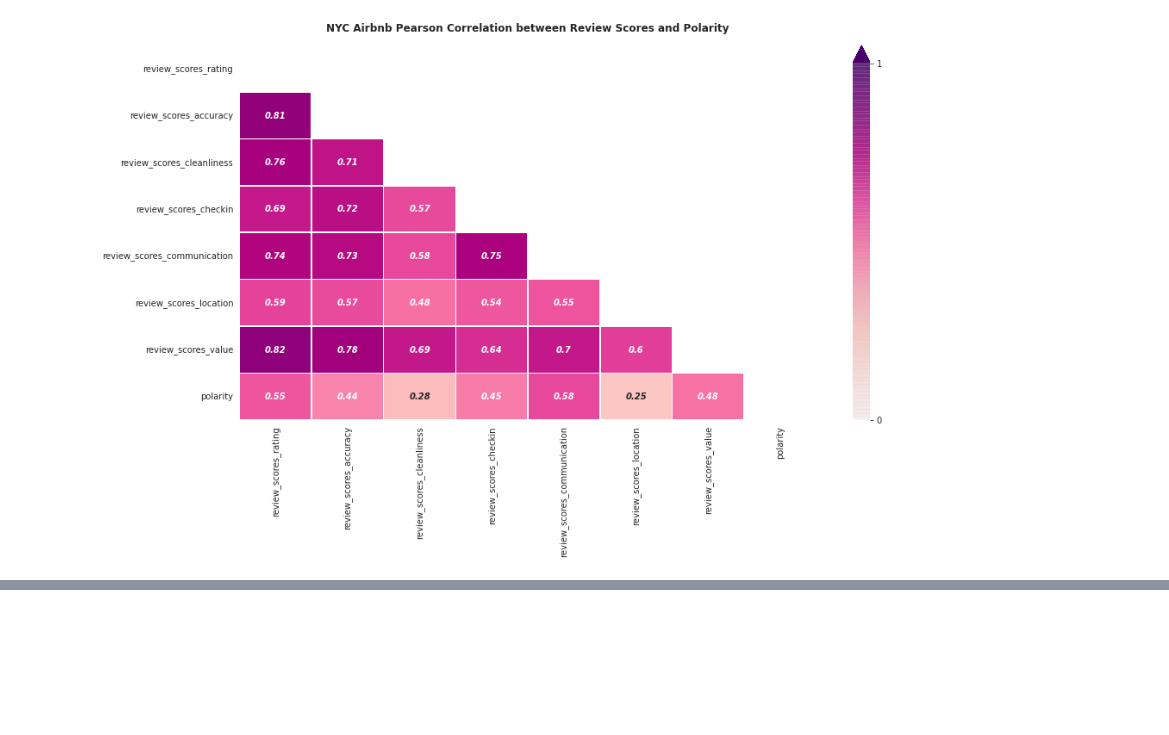
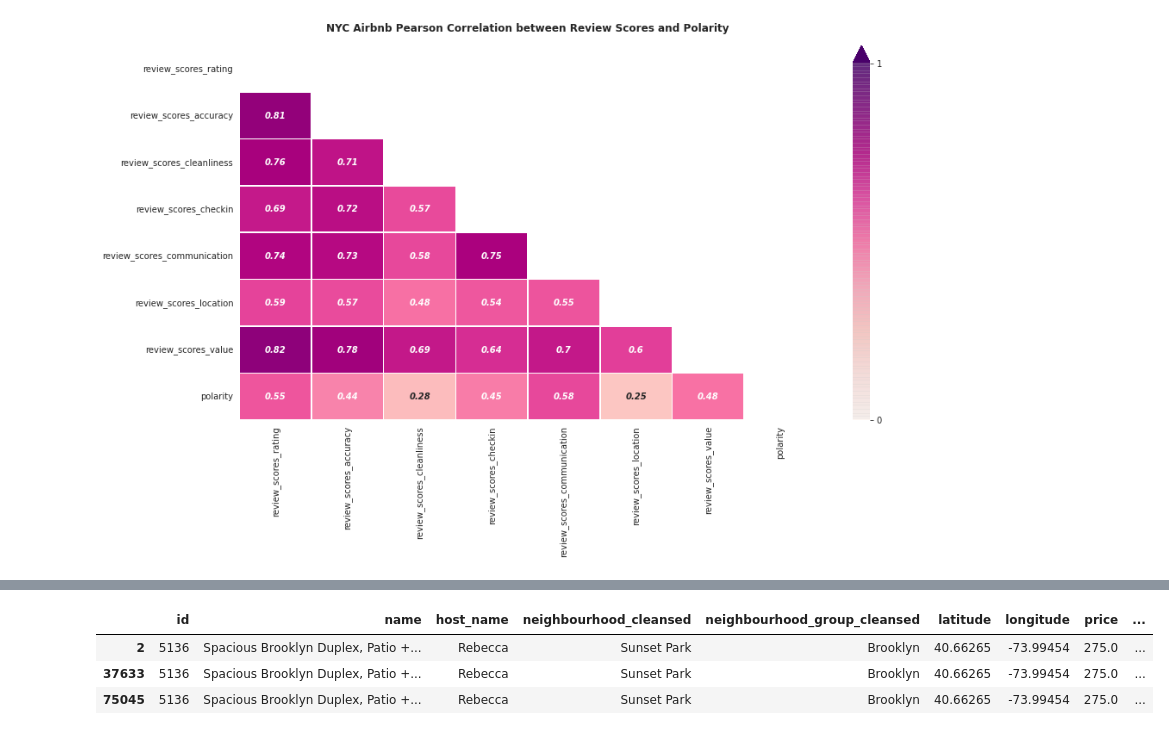
Before and after one commit to kamalova/Airbnb-Recommendation-Engine-NLP, a Jupyter notebook: Sentiment_Analysis.ipynb, the cells around one changed output, grey strips where cells are left out. Saved outputs shown, nothing was run; the diff lists cells and outputs as text; code cells hidden in the pictures; blank space fills up the shorter version.

```diff
--- a/Sentiment_Analysis.ipynb
+++ b/Sentiment_Analysis.ipynb
@@ -620,0 +632,7 @@ NameError: ignored
+# %%
+listing_polar.sort_values(['polarity'], ascending=False).head(3)
+# %% [output]
+|  | id | name | host_name | neighbourhood_cleansed | neighbourhood_group_cleansed | latitude | longitude | price | ... |
+| 2 | 5136 | Spacious Brooklyn Duplex, Patio +... | Rebecca | Sunset Park | Brooklyn | 40.66265 | -73.99454 | 275.0 | ... |
+| 37633 | 5136 | Spacious Brooklyn Duplex, Patio +... | Rebecca | Sunset Park | Brooklyn | 40.66265 | -73.99454 | 275.0 | ... |
+| 75045 | 5136 | Spacious Brooklyn Duplex, Patio +... | Rebecca | Sunset Park | Brooklyn | 40.66265 | -73.99454 | 275.0 | ... |
```
Also changed, not shown: parts of 8 cells of this notebook.
